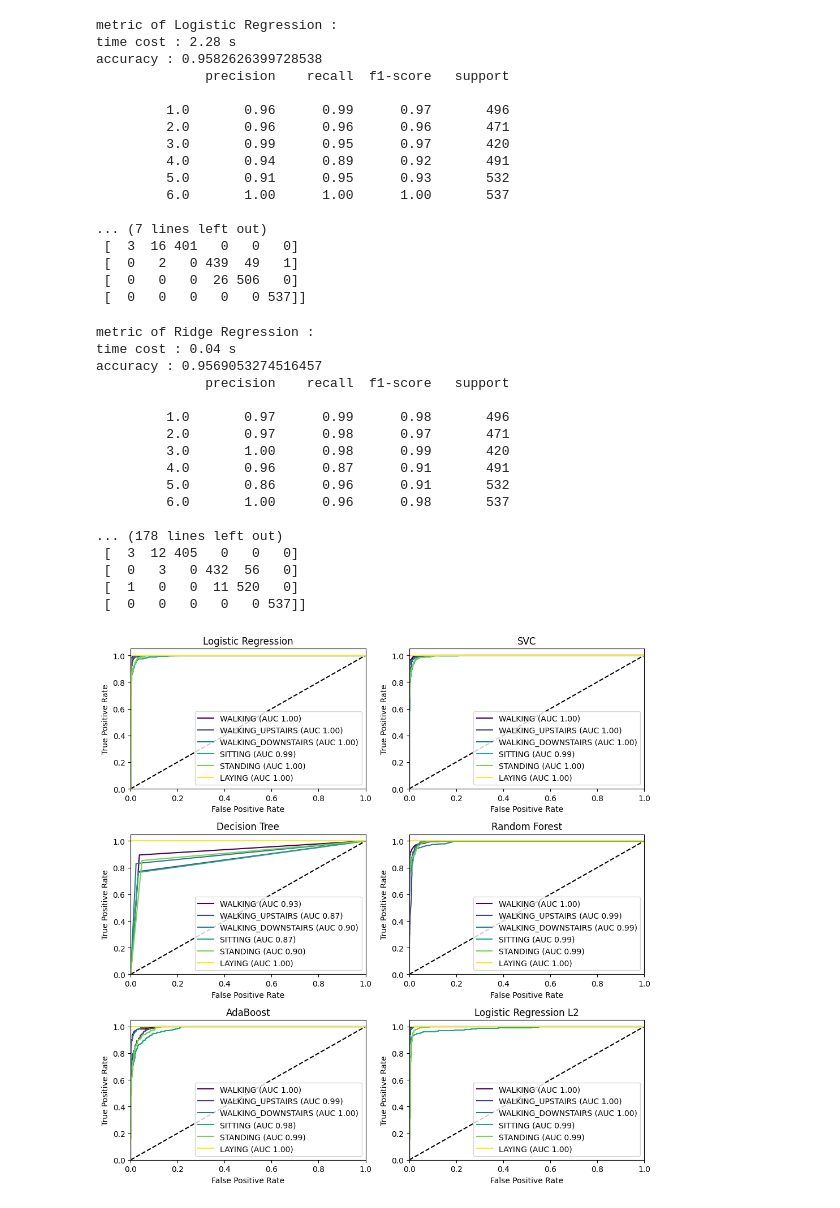
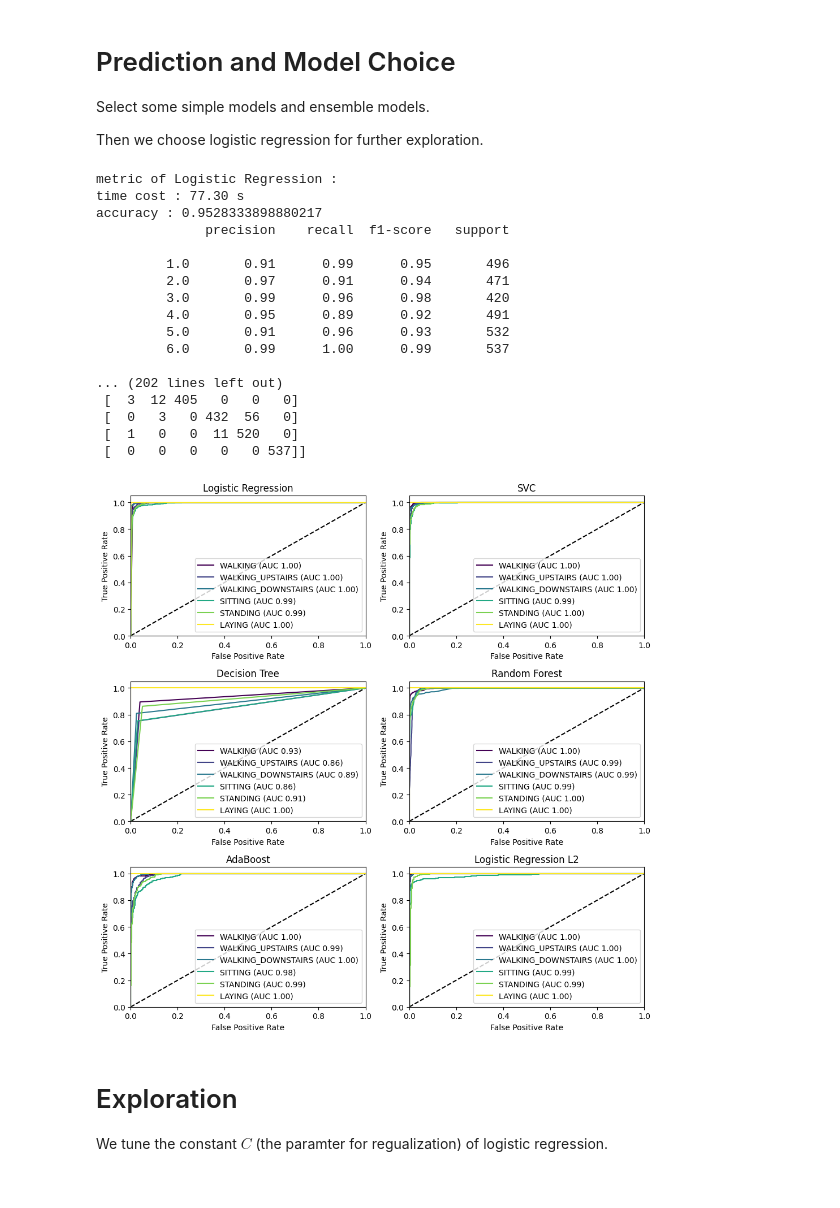
Before and after one commit to juruohejiarui/Homework, a Jupyter notebook: DSAA2011/Proj/summary.ipynb, the cells around one changed output. Cells and saved outputs as stored; diff of their text form; code cells hidden in the pictures.

```diff
--- a/DSAA2011/Proj/summary.ipynb
+++ b/DSAA2011/Proj/summary.ipynb
@@ -58,7 +73,7 @@ def dimension_reduction(x, dim_target = 3, algorithm = "PCA") :
 def get_label_color(label) :
     global colormap, y_min, y_max
     if "colormap" not in globals() :
-        colormap = matplotlib.cm.get_cmap("viridis")
+        colormap = matplotlib.colormaps["viridis"]
         _, y_train = load_data("./data/train", "train")
         y_min = np.min(y_train)
         y_max = np.max(y_train)
@@ -99,7 +114,7 @@ def plot(
                 y_min = np.min(y[i])
                 y_max = np.max(y[i])
 
-                cmap = matplotlib.colormaps.get_cmap('viridis')
+                cmap = matplotlib.colormaps['viridis']
                 colors = [cmap((i - y_min) / (y_max - y_min)) for i in range(int(y_min), int(y_max) + 1)]
                 for j in range(int(y_min), int(y_max) + 1) :
                     ax.scatter(x[i][y[i] == j, 0], x[i][y[i] == j, 1], s=2, color=colors[j - int(y_min)], label=label[j])
@@ -111,7 +126,7 @@ def plot(
                 y_min = np.min(y[i])
                 y_max = np.max(y[i])
 
-                cmap = matplotlib.colormaps.get_cmap('viridis')
+                cmap = matplotlib.colormaps['viridis']
                 colors = [cmap((i - y_min) / (y_max - y_min)) for i in range(int(y_min), int(y_max) + 1)]
                 for j in range(int(y_min), int(y_max) + 1) :
                     ax.scatter(x[i][y[i] == j, 0], x[i][y[i] == j, 1], x[i][y[i] == j, 2], s=2, color=colors[j - int(y_min)], label=label[j])
@@ -234,3 +255,9 @@ internal metric:
+# %% [markdown]
+# Prediction and Model Choice
+
+Select some simple models and ensemble models.
+
+Then we choose logistic regression for further exploration.
 # %%
 best_model = None
 best_accuracy = 0
@@ -295,13 +322,6 @@ def pred_logistic(X_train, y_train, X_test, y_test):
 	time_cost = time() - st_time
 
 	evaluate("Logistic Regression", lr, X_test, y_test, time_cost, eval_roc=True)
-
-def pred_ridge(X_train, y_train, X_test, y_test):
-	st_time = time()
-	# Linear Regression
-	lr = RidgeClassifier()
-	lr.fit(X_train, y_train)
-	time_cost = time() - st_time
 
 	evaluate("Ridge Regression", lr, X_test, y_test, time_cost)
 
@@ -378,62 +398,48 @@ def finetune_logistic(X_train, y_train, X_test, y_test):
 	evaluate("Logistic Regression L2 (saga)", lr_l2_2, X_test, y_test, time_cost2_2, eval_roc=False)
 
 if __name__ == "__main__":
 	# Load the data
 	X_train, y_train = load_data("./data/train", "train")
 
 	X_test, y_test = load_data("./data/test", "test")
 
 	# Standardize the data
 
 	# Predict using different classifiers
 	pred_logistic(X_train, y_train, X_test, y_test)
-	pred_ridge(X_train, y_train, X_test, y_test)
 	pred_svc(X_train, y_train, X_test, y_test)
 	pred_dt(X_train, y_train, X_test, y_test)
 	pred_rf(X_train, y_train, X_test, y_test)
 	pred_ab(X_train, y_train, X_test, y_test)
 
 	print(f"best model : {best_model}")
 	print(f"best accuracy : {best_accuracy}")
 
 	print(f"finetune logistic regression")
 	finetune_logistic(X_train, y_train, X_test, y_test)
 
 	plt.tight_layout()
-	plt.savefig("./roc.png", dpi=300)
+	plt.show()
 # %% [output]
 metric of Logistic Regression :
-time cost : 2.28 s
-accuracy : 0.9582626399728538
+time cost : 77.30 s
+accuracy : 0.9528333898880217
               precision    recall  f1-score   support
 
-         1.0       0.96      0.99      0.97       496
-         2.0       0.96      0.96      0.96       471
-         3.0       0.99      0.95      0.97       420
-         4.0       0.94      0.89      0.92       491
-         5.0       0.91      0.95      0.93       532
-         6.0       1.00      1.00      1.00       537
+         1.0       0.91      0.99      0.95       496
+         2.0       0.97      0.91      0.94       471
+         3.0       0.99      0.96      0.98       420
+         4.0       0.95      0.89      0.92       491
+         5.0       0.91      0.96      0.93       532
+         6.0       0.99      1.00      0.99       537
 
-... (7 lines left out)
- [  3  16 401   0   0   0]
- [  0   2   0 439  49   1]
- [  0   0   0  26 506   0]
+... (202 lines left out)
+ [  3  12 405   0   0   0]
+ [  0   3   0 432  56   0]
+ [  1   0   0  11 520   0]
  [  0   0   0   0   0 537]]
-metric of Ridge Regression :
-time cost : 0.04 s
-accuracy : 0.9569053274516457
-              precision    recall  f1-score   support
-
-         1.0       0.97      0.99      0.98       496
-         2.0       0.97      0.98      0.97       471
-         3.0       1.00      0.98      0.99       420
-         4.0       0.96      0.87      0.91       491
-         5.0       0.86      0.96      0.91       532
-         6.0       1.00      0.96      0.98       537
-
-... (178 lines left out)
- [  3  12 405   0   0   0]
- [  0   3   0 432  56   0]
- [  1   0   0  11 520   0]
- [  0   0   0   0   0 537]]
-[figure, old version]
+[figure, new version]
+# %% [markdown]
+# Exploration
+
+We tune the constant $C$ (the paramter for regualization) of logistic regression.
```
Also changed, not shown: parts of 8 cells of this notebook, 32 other files.
